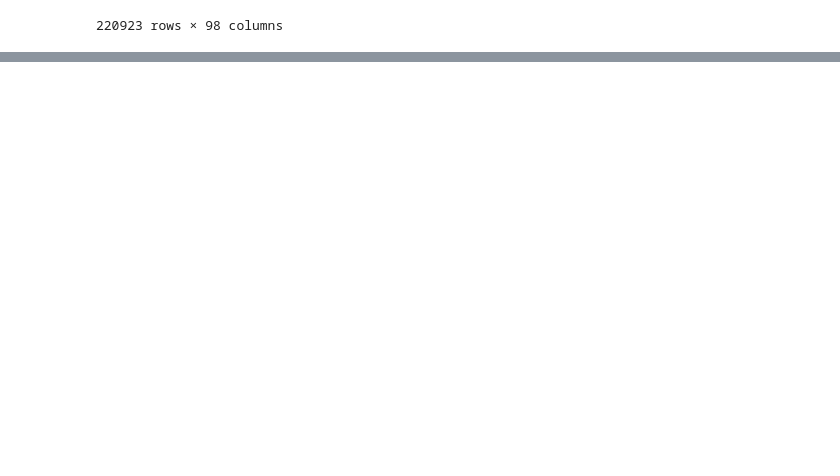
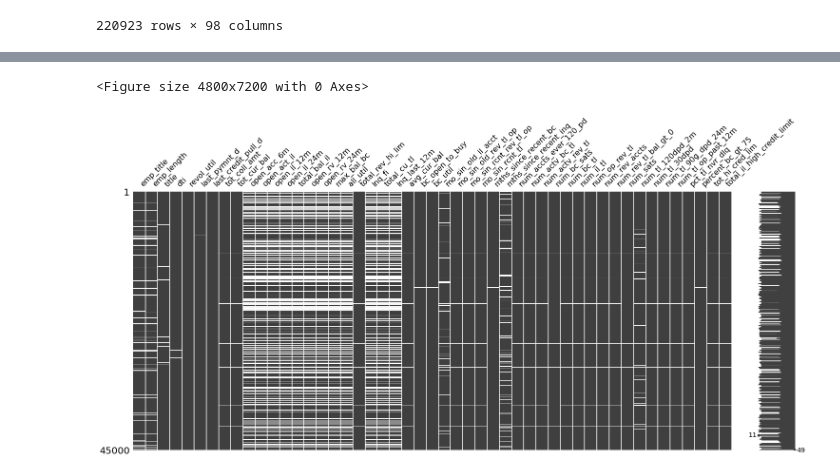
Before and after one commit to ashen007/pandas_data_analysis, a Jupyter notebook: cleaning and preparation.ipynb, the cells around one changed output, grey strips where cells are left out. Cells and saved outputs as stored; diff of their text form; code cells hidden in the pictures; blank space fills up the shorter version.

```diff
--- a/cleaning and preparation.ipynb
+++ b/cleaning and preparation.ipynb
@@ -148,0 +196,9 @@ dataframe_c
+# %%
+nullable_col = dataframe_c.columns[dataframe_c.isna().any()].tolist()
+
+plt.figure(figsize=[24,36],dpi=200)
+missingno.matrix(dataframe_c[nullable_col].sample(45000))
+plt.show()
+# %% [output]
+<Figure size 4800x7200 with 0 Axes>
+[figure, added]
```
Also changed, not shown: parts of 8 cells of this notebook.
